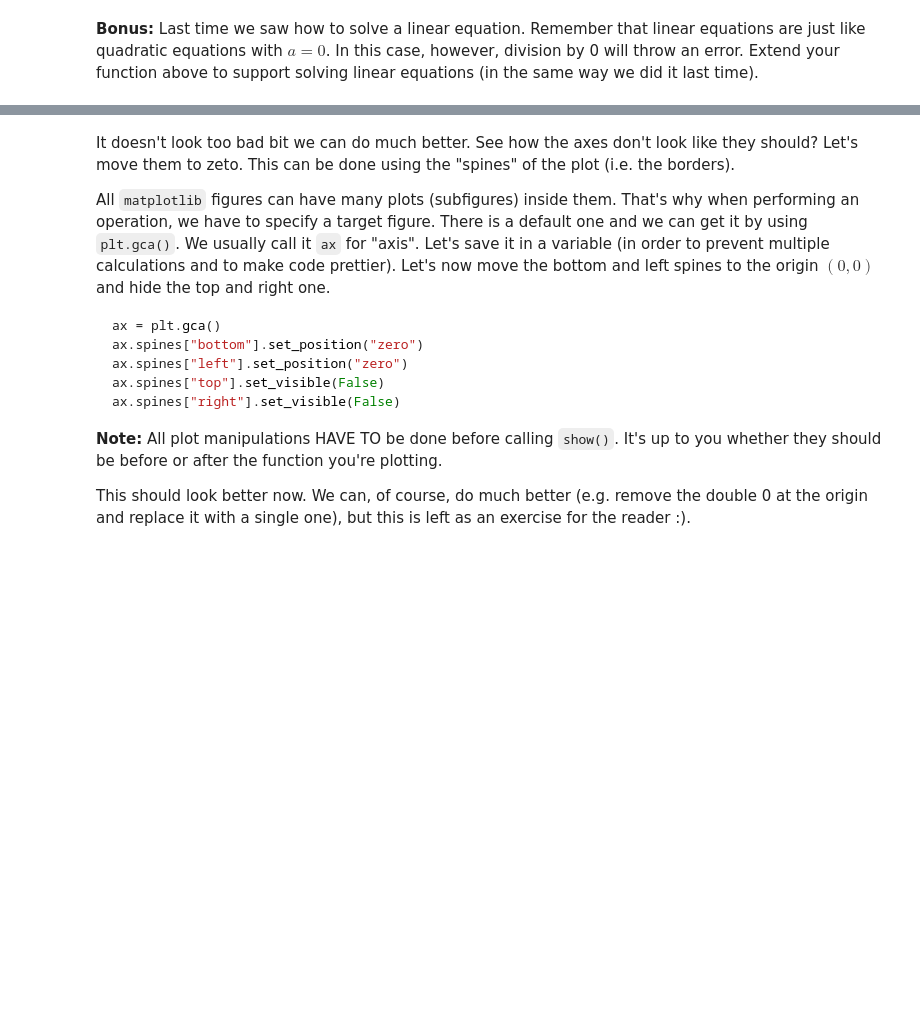
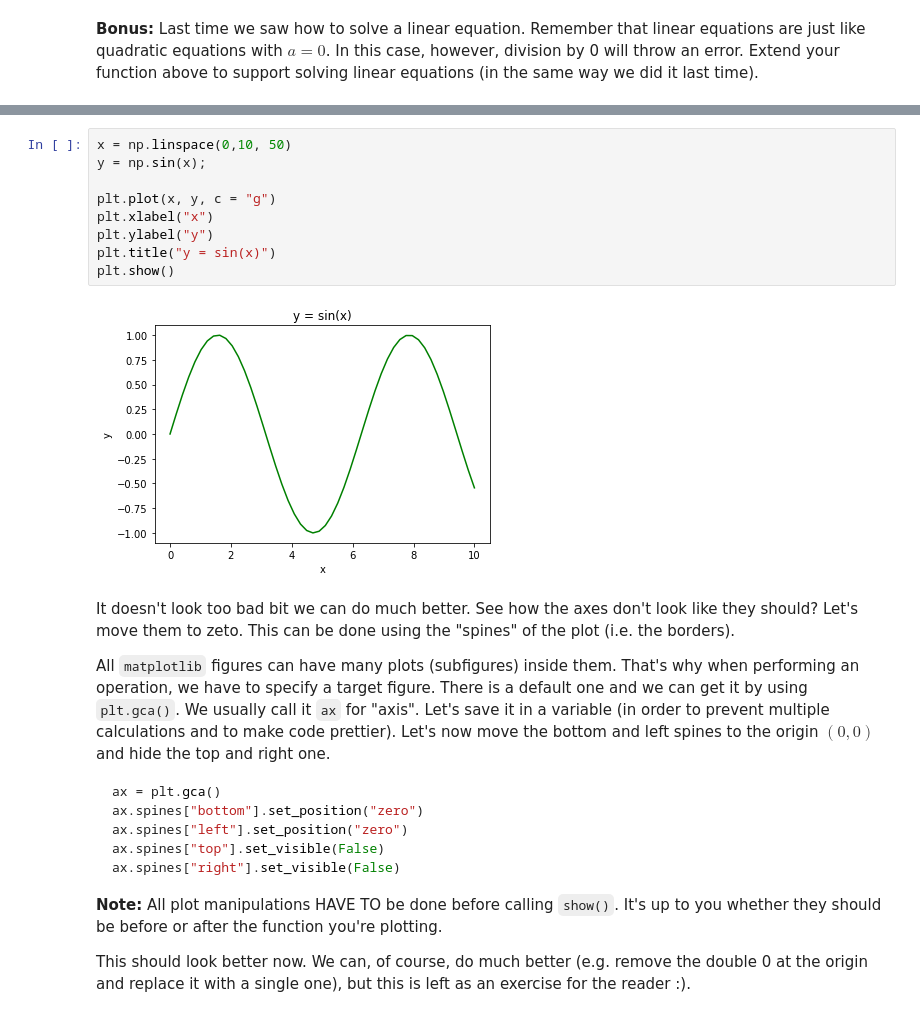
Before and after one commit to veselin9931/Math-conceptions-by-developers, a Jupyter notebook: 01. High-School-Maths/02. High-School-Maths-Exercise/High-School Maths Exercise.ipynb, the cells around one changed output, grey strips where cells are left out. Drawn from its saved outputs; the diff is of its cells as text; blank space fills up the shorter version.

```diff
--- a/01. High-School-Maths/02. High-School-Maths-Exercise/High-School Maths Exercise.ipynb
+++ b/01. High-School-Maths/02. High-School-Maths-Exercise/High-School Maths Exercise.ipynb
@@ -348,3 +364,14 @@ plt.show()
+# %%
+x = np.linspace(0,10, 50)
+y = np.sin(x);
+
+plt.plot(x, y, c = "g")
+plt.xlabel("x")
+plt.ylabel("y")
+plt.title("y = sin(x)")
+plt.show()
+# %% [output]
+[figure, added]
 # %% [markdown]
 It doesn't look too bad bit we can do much better. See how the axes don't look like they should? Let's move them to zeto. This can be done using the "spines" of the plot (i.e. the borders).
 
```
Also changed, not shown: parts of 6 cells of this notebook.
